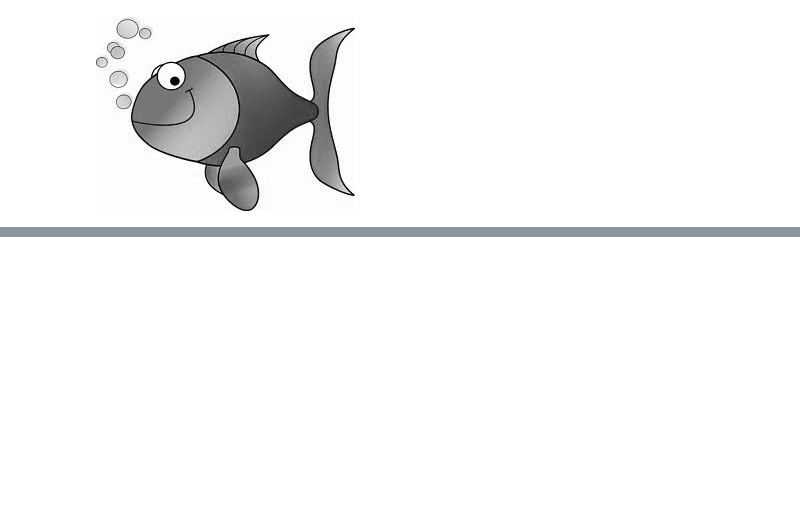
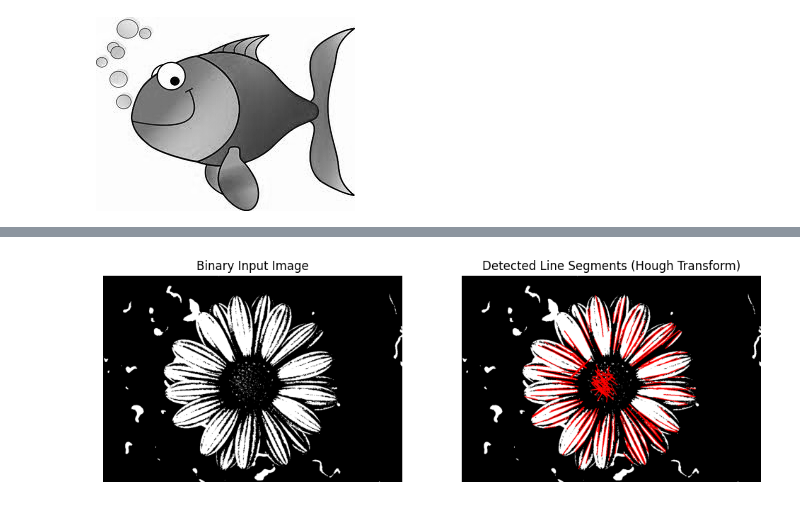
Before and after one commit to Lanaanvar/Deep-Learning, a Jupyter notebook: Set_3.ipynb, the cells around one changed output, grey strips where cells are left out. Saved outputs shown, nothing was run; the diff lists cells and outputs as text; code cells hidden in the pictures; blank space fills up the shorter version.

```diff
--- a/Set_3.ipynb
+++ b/Set_3.ipynb
@@ -281,0 +383,40 @@ Intensity Image:
+# %%
+import cv2
+import numpy as np
+import matplotlib.pyplot as plt
+
+# Read image (grayscale)
+img = cv2.imread('binary_image.png', cv2.IMREAD_GRAYSCALE)
+
+# If it's not already binary, apply threshold
+_, binary = cv2.threshold(img, 127, 255, cv2.THRESH_BINARY)
+
+# Optionally detect edges (if image isn't clean binary)
+edges = cv2.Canny(binary, 50, 150, apertureSize=3)
+
+lines = cv2.HoughLinesP(edges, 1, np.pi / 180, threshold=80,
+                        minLineLength=30, maxLineGap=10)
+
+# Convert to color image for visualization
+color_image = cv2.cvtColor(img, cv2.COLOR_GRAY2BGR)
+
+# Draw detected lines
+if lines is not None:
+    for line in lines:
+        x1, y1, x2, y2 = line[0]
+        cv2.line(color_image, (x1, y1), (x2, y2), (0, 0, 255), 2)
+
+# Show results
+plt.figure(figsize=(12, 6))
+plt.subplot(1, 2, 1)
+plt.title('Binary Input Image')
+plt.imshow(binary, cmap='gray')
+plt.axis('off')
+
+plt.subplot(1, 2, 2)
+plt.title('Detected Line Segments (Hough Transform)')
+plt.imshow(cv2.cvtColor(color_image, cv2.COLOR_BGR2RGB))
+plt.axis('off')
+plt.show()
+# %% [output]
+[figure, added]
```
Also changed, not shown: parts of 5 cells of this notebook.
